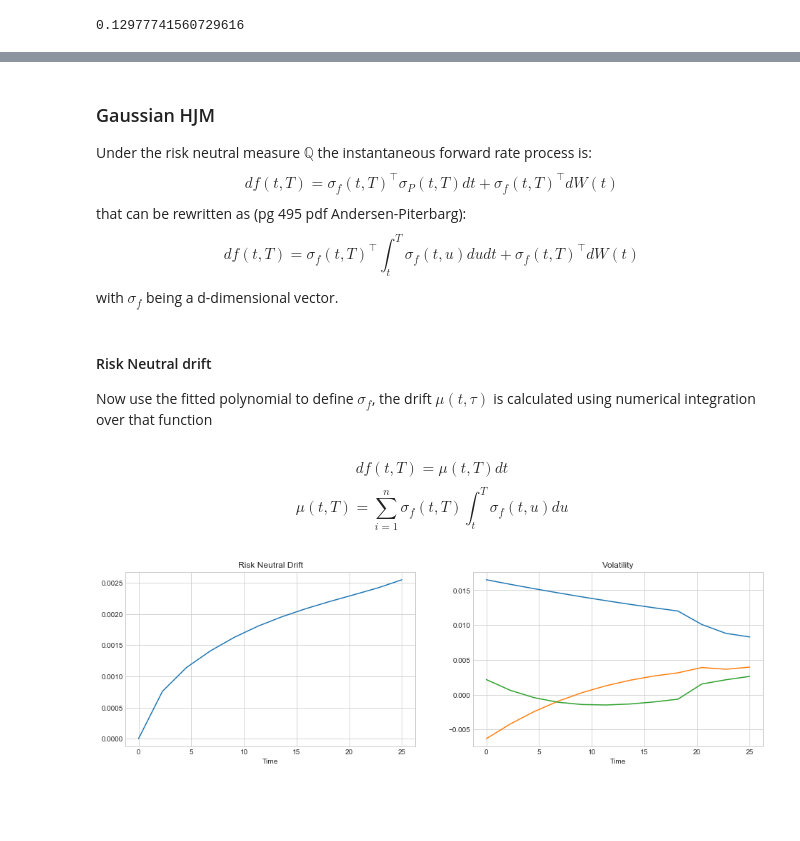
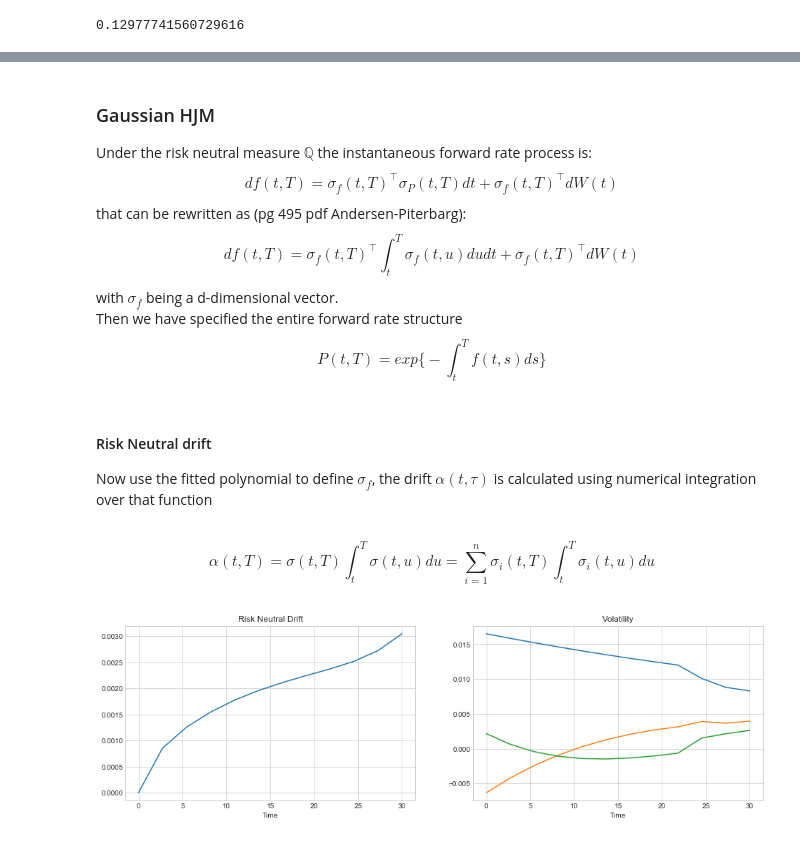
Before and after one commit to andrea220/BTP_volatility, a Jupyter notebook: BTP_vol_study.ipynb, the cells around one changed output, grey strips where cells are left out. Saved outputs shown, nothing was run; the diff lists cells and outputs as text; code cells hidden in the pictures; blank space fills up the shorter version.

```diff
--- a/BTP_vol_study.ipynb
+++ b/BTP_vol_study.ipynb
@@ -109,12 +126,12 @@ def interp_volatility(vols, tenors):
     """
     Parameters
     -------
-    vols: compressed volatility matrix to be interpolated (nObs x nFactors)
+    vols: volatility matrix to be interpolated (nObs x nFactors)
     tenors: array of tenors used for fitting
     Returns
     -------
     x: Volatility fitted polynomials
-    save_pmts: polynomials weigths
+    save_pmts: poly weigths
     """
     x = np.zeros((vols.shape[0], vols.shape[1]))
     degree = 2
@@ -151,12 +172,14 @@ Under the risk neutral measure $\mathbb{Q}$ the instantaneous forward rate proce
 $$df(t, T) = \sigma_f(t, T)^\top \sigma_P(t, T)dt + \sigma_f (t, T)^\top dW (t) $$
 that can be rewritten as (pg 495 pdf Andersen-Piterbarg):
 $$df(t, T) = \sigma_f(t, T)^\top \int_t^T\sigma_f(t, u)du dt + \sigma_f (t, T)^\top dW (t) $$
-with $\sigma_f$ being a d-dimensional vector.
+with $\sigma_f$ being a d-dimensional vector. <br>
+Then we have specified the entire forward rate structure
+$$P(t,T) = exp\bigg\{ - \int_t^T f(t,s) ds \bigg\}
+$$
 # %% [markdown]
 #### Risk Neutral drift
-Now use the fitted polynomial to define $\sigma_f$, the drift $\mu(t,\tau)$ is calculated using numerical integration over that function <br><br>
-$$df(t, T) = \mu(t,T)dt $$
-$$ \mu(t,T) = \sum_{i=1}^n \sigma_f(t,T) \int_t^T \sigma_f(t,u)du  $$
+Now use the fitted polynomial to define $\sigma_f$, the drift $\alpha(t,\tau)$ is calculated using numerical integration over that function <br><br>
+$$ \alpha(t,T) =  \sigma(t, T)\int_t^T\sigma(t, u)du =\sum_{i=1}^n \sigma_i(t,T) \int_t^T \sigma_i(t,u)du  $$
 # %%
 vol_functions = [np.poly1d(coeff) for coeff in rg]
 
@@ -168,14 +191,14 @@ def mu(T, vol_functions):
         mean += comp_mean
     return mean
 # %%
-simulation_tenors = np.linspace(0,25,12)
-simulation_drift = [mu(T, vol_functions) for T in simulation_tenors]
-simulation_vols = fitted_vol
+simulation_tenors = np.linspace(0,30,12)
+simulation_drift = np.array([mu(T, vol_functions) for T in simulation_tenors])
+simulation_vols = fitted_vol.T
 # %%
 plt.subplot(1,2,1), plt.plot(simulation_tenors, simulation_drift), plt.xlabel("Time")
 plt.title("Risk Neutral Drift")
-plt.subplot(1,2,2), plt.plot(simulation_tenors, simulation_vols), plt.xlabel("Time")
+plt.subplot(1,2,2), plt.plot(simulation_tenors, simulation_vols.T), plt.xlabel("Time")
 plt.title("Volatility")
 plt.show()
 # %% [output]
-[figure, old version]
+[figure, new version]
```
Also changed, not shown: parts of 21 cells of this notebook.
